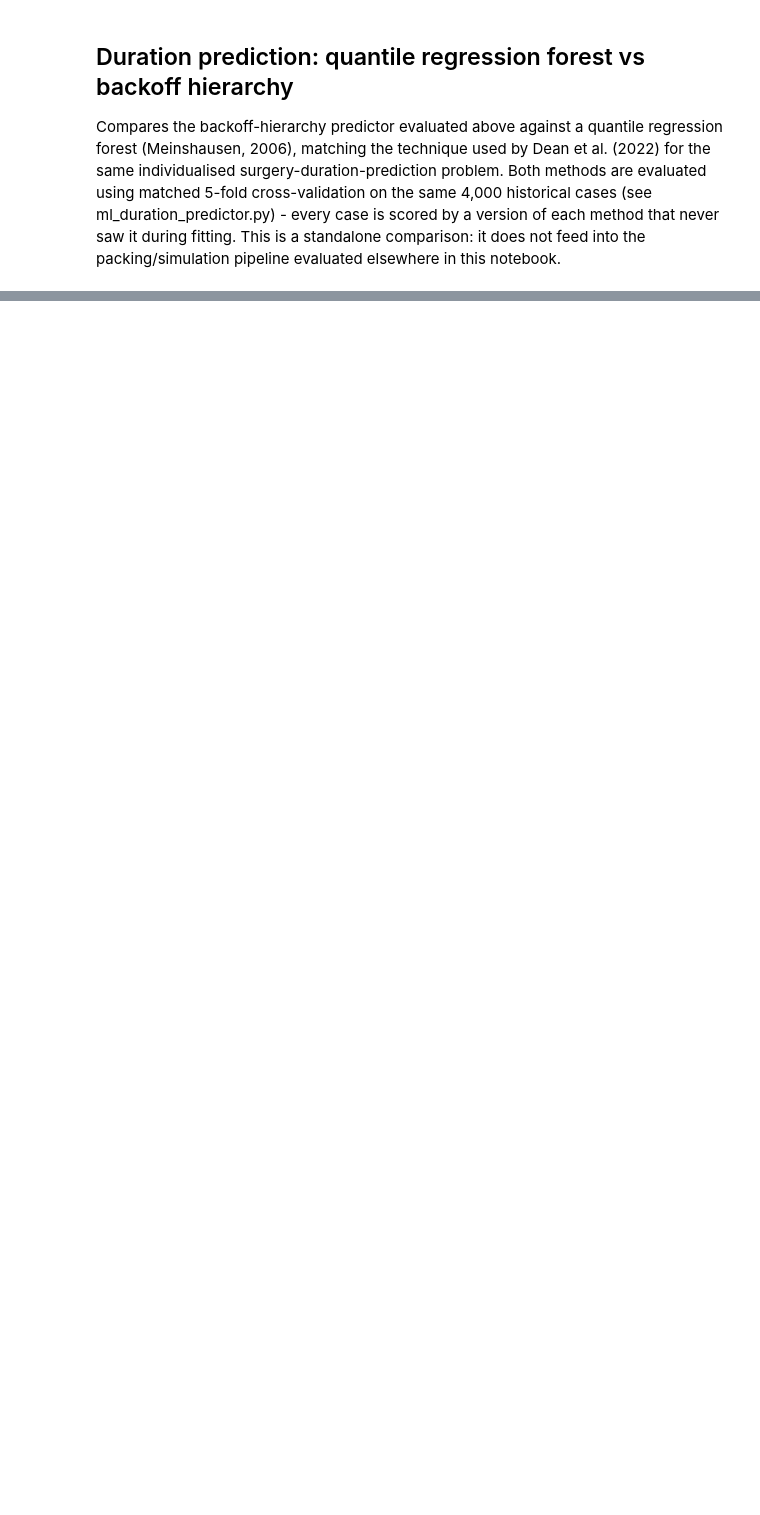
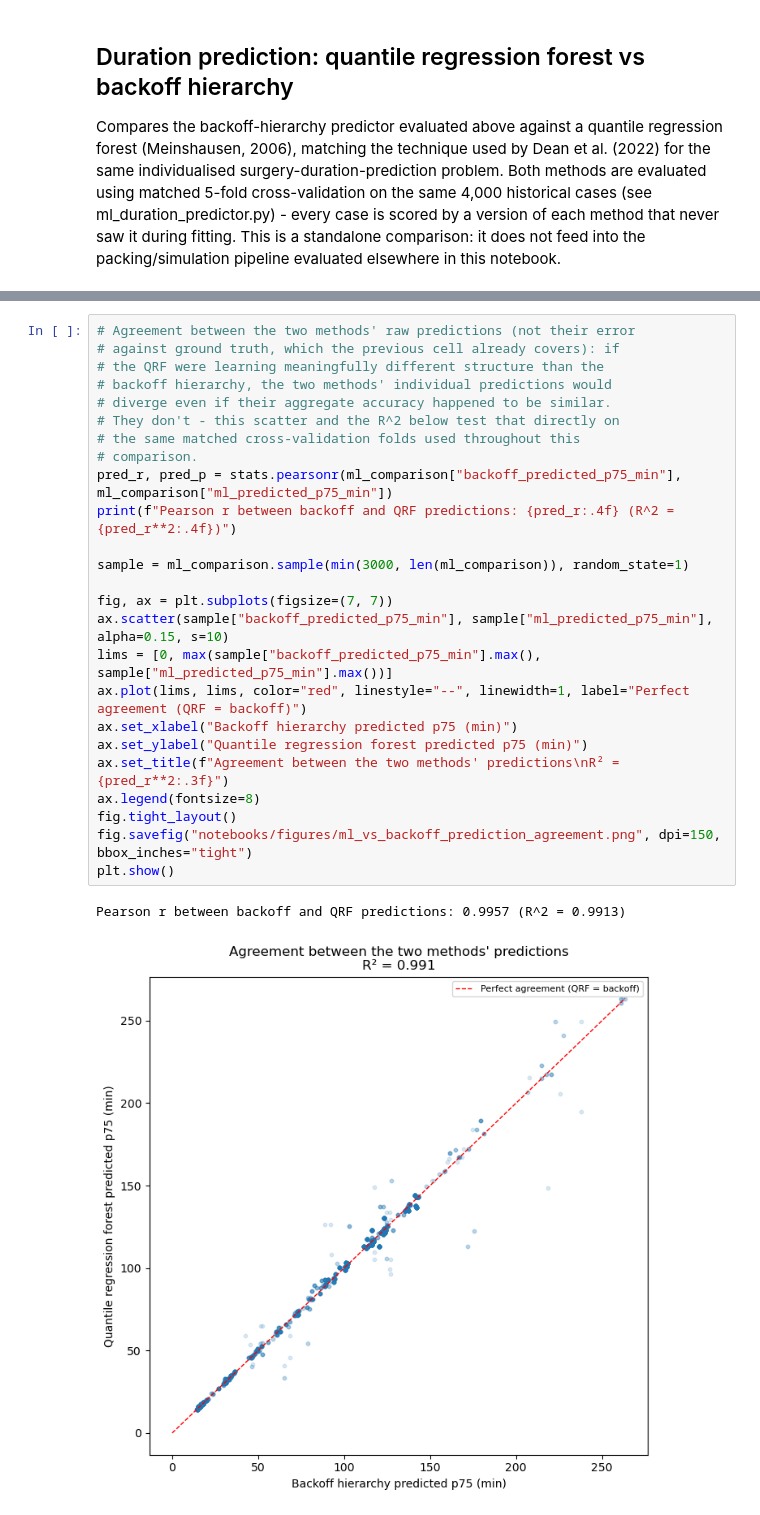
Before and after one commit to peterjohnston1357/Masters_project, a Jupyter notebook: notebooks/condition_comparison_analysis.ipynb, the cells around one changed output, grey strips where cells are left out. Drawn from its saved outputs; the diff is of its cells as text; blank space fills up the shorter version.

```diff
--- a/notebooks/condition_comparison_analysis.ipynb
+++ b/notebooks/condition_comparison_analysis.ipynb
@@ -747,0 +721,28 @@ t-test p = 0.1679, Wilcoxon p = 0.1712, Cohen's d = 0.022
+# %%
+# Agreement between the two methods' raw predictions (not their error
+# against ground truth, which the previous cell already covers): if
+# the QRF were learning meaningfully different structure than the
+# backoff hierarchy, the two methods' individual predictions would
+# diverge even if their aggregate accuracy happened to be similar.
+# They don't - this scatter and the R^2 below test that directly on
+# the same matched cross-validation folds used throughout this
+# comparison.
+pred_r, pred_p = stats.pearsonr(ml_comparison["backoff_predicted_p75_min"], ml_comparison["ml_predicted_p75_min"])
+print(f"Pearson r between backoff and QRF predictions: {pred_r:.4f} (R^2 = {pred_r**2:.4f})")
+
+sample = ml_comparison.sample(min(3000, len(ml_comparison)), random_state=1)
+
+fig, ax = plt.subplots(figsize=(7, 7))
+ax.scatter(sample["backoff_predicted_p75_min"], sample["ml_predicted_p75_min"], alpha=0.15, s=10)
+lims = [0, max(sample["backoff_predicted_p75_min"].max(), sample["ml_predicted_p75_min"].max())]
+ax.plot(lims, lims, color="red", linestyle="--", linewidth=1, label="Perfect agreement (QRF = backoff)")
+ax.set_xlabel("Backoff hierarchy predicted p75 (min)")
+ax.set_ylabel("Quantile regression forest predicted p75 (min)")
+ax.set_title(f"Agreement between the two methods' predictions\nR² = {pred_r**2:.3f}")
+ax.legend(fontsize=8)
+fig.tight_layout()
+fig.savefig("notebooks/figures/ml_vs_backoff_prediction_agreement.png", dpi=150, bbox_inches="tight")
+plt.show()
+# %% [output]
+Pearson r between backoff and QRF predictions: 0.9957 (R^2 = 0.9913)
+[figure, added]
```
Also changed, not shown: parts of 6 cells of this notebook, 6 other files.
